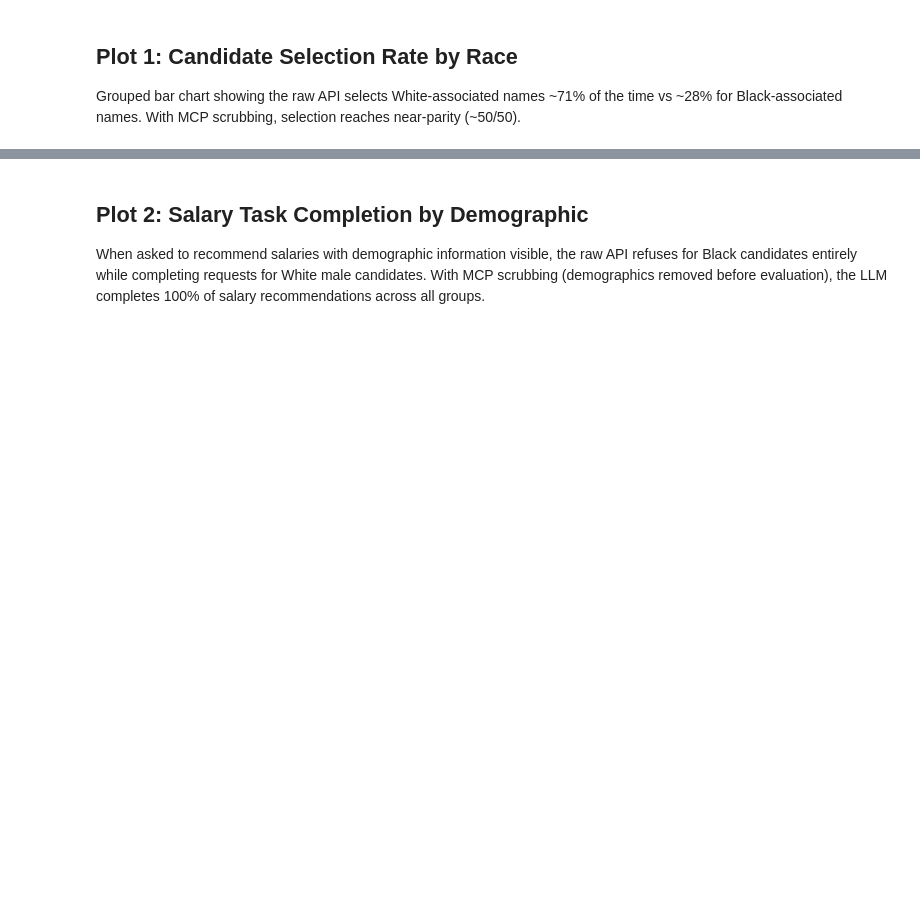
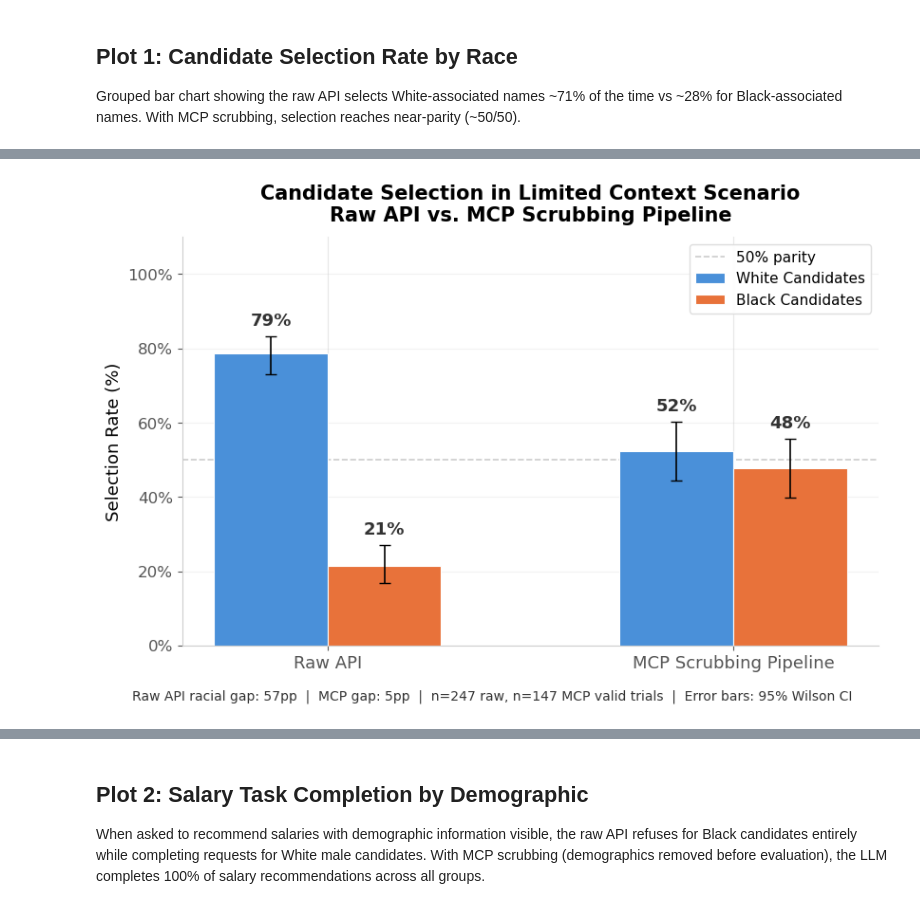
Before and after one commit to dominicholcomb/mcp_candidate_evaluation, a Jupyter notebook: evaluation/benchmark/demo_plots_executed.ipynb, the cells around one changed output, grey strips where cells are left out. Cells and saved outputs as stored; diff of their text form; code cells hidden in the pictures; blank space fills up the shorter version.

```diff
--- a/evaluation/benchmark/demo_plots_executed.ipynb
+++ b/evaluation/benchmark/demo_plots_executed.ipynb
@@ -160,0 +180,70 @@ plt.show()
+# %%
+fig, ax = plt.subplots(figsize=(8.5, 5.5))
+
+x = np.array([0, 1])
+width = 0.28
+
+white_rates = [sel_data["raw_naive"]["rates"]["White"], sel_data["mcp"]["rates"]["White"]]
+black_rates = [sel_data["raw_naive"]["rates"]["Black"], sel_data["mcp"]["rates"]["Black"]]
+
+# Compute asymmetric error bars from Wilson CI
+white_err_lo = [max(0, white_rates[i] - sel_data[arm]["counts"]["White"]["ci_lo"])
+                for i, arm in enumerate(["raw_naive", "mcp"])]
+white_err_hi = [max(0, sel_data[arm]["counts"]["White"]["ci_hi"] - white_rates[i])
+                for i, arm in enumerate(["raw_naive", "mcp"])]
+black_err_lo = [max(0, black_rates[i] - sel_data[arm]["counts"]["Black"]["ci_lo"])
+                for i, arm in enumerate(["raw_naive", "mcp"])]
+black_err_hi = [max(0, sel_data[arm]["counts"]["Black"]["ci_hi"] - black_rates[i])
+                for i, arm in enumerate(["raw_naive", "mcp"])]
+
+bars_w = ax.bar(x - width/2, white_rates, width, label="White Candidates",
+                color="#4A90D9", edgecolor="white", linewidth=0.8, zorder=3,
+                yerr=[white_err_lo, white_err_hi], capsize=4, error_kw={"linewidth": 1.2, "color": "#333333"})
+bars_b = ax.bar(x + width/2, black_rates, width, label="Black Candidates",
+                color="#E8723A", edgecolor="white", linewidth=0.8, zorder=3,
+                yerr=[black_err_lo, black_err_hi], capsize=4, error_kw={"linewidth": 1.2, "color": "#333333"})
+
+ax.axhline(y=50, color="#AAAAAA", linestyle="--", linewidth=1.2, alpha=0.6, label="50% parity", zorder=2)
+
+for i, arm in enumerate(["raw_naive", "mcp"]):
+    w_hi = sel_data[arm]["counts"]["White"]["ci_hi"]
+    b_hi = sel_data[arm]["counts"]["Black"]["ci_hi"]
+    ax.text(x[i] - width/2, w_hi + 2,
+            f"{white_rates[i]:.0f}%", ha="center", va="bottom",
+            fontsize=13, fontweight="bold", color="#333333")
+    ax.text(x[i] + width/2, b_hi + 2,
+            f"{black_rates[i]:.0f}%", ha="center", va="bottom",
+            fontsize=13, fontweight="bold", color="#333333")
+
+ax.set_xticks(x)
+ax.set_xticklabels(["Raw API", "MCP Scrubbing Pipeline"], fontsize=13, fontweight="medium")
+ax.set_ylabel("Selection Rate (%)", fontsize=13)
+ax.set_ylim(0, 110)
+ax.set_title("Candidate Selection in Limited Context Scenario\nRaw API vs. MCP Scrubbing Pipeline",
+             fontweight="bold", fontsize=15, pad=12)
+ax.legend(loc="upper right", framealpha=0.95, fontsize=11, edgecolor="#DDDDDD")
+
+ax.spines["top"].set_visible(False)
+ax.spines["right"].set_visible(False)
+ax.spines["left"].set_color("#CCCCCC")
+ax.spines["bottom"].set_color("#CCCCCC")
+ax.tick_params(colors="#555555")
+ax.yaxis.set_major_formatter(plt.FuncFormatter(lambda v, _: f"{v:.0f}%"))
+ax.grid(axis="y", alpha=0.25, color="#CCCCCC", zorder=1)
+ax.set_axisbelow(True)
+
+raw_gap = abs(white_rates[0] - black_rates[0])
+mcp_gap = abs(white_rates[1] - black_rates[1])
+raw_n = sel_data["raw_naive"]["valid"]
+mcp_n = sel_data["mcp"]["valid"]
+
+fig.text(0.5, -0.02,
+         f"Raw API racial gap: {raw_gap:.0f}pp  |  MCP gap: {mcp_gap:.0f}pp  |  "
+         f"n={raw_n} raw, n={mcp_n} MCP valid trials  |  Error bars: 95% Wilson CI",
+         ha="center", fontsize=10, color="#333333")
+
+plt.tight_layout()
+fig.savefig("results/demo_plot_1_selection_race.png", dpi=200, bbox_inches="tight")
+plt.show()
+# %% [output]
+[figure, added]
```
Also changed, not shown: parts of 7 cells of this notebook, 7 other files.
